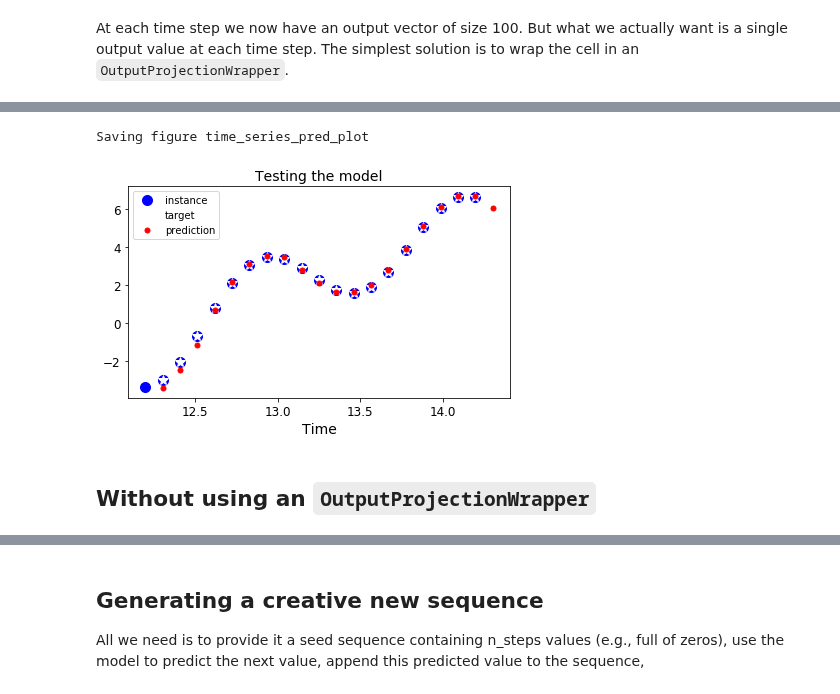
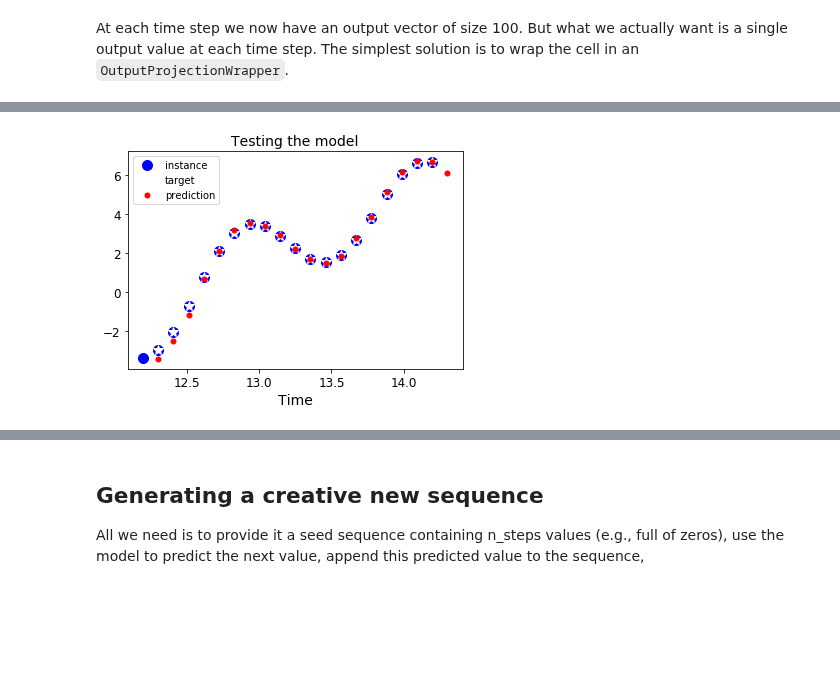
Before and after one commit to whille/handson-ml, a Jupyter notebook: 14_recurrent_neural_networks.ipynb, the cells around one changed output, grey strips where cells are left out. Drawn from its saved outputs; the diff is of its cells as text; code cells hidden in the pictures; blank space fills up the shorter version.

```diff
--- a/14_recurrent_neural_networks.ipynb
+++ b/14_recurrent_neural_networks.ipynb
@@ -563,6 +566,8 @@ saver = tf.train.Saver()
 # %%
 n_iterations = 1500
 batch_size = 50
+
+t_instance = np.linspace(12.2, 12.2 + resolution * (n_steps + 1), n_steps + 1)
 
 with tf.Session() as sess:
     init.run()
@@ -573,5 +578,8 @@ with tf.Session() as sess:
             mse = loss.eval(feed_dict={X: X_batch, y: y_batch})
             print(iteration, "\tMSE:", mse)
 
-    saver.save(sess, "./my_time_series_model") # not shown in the book
+    X_new = time_series(np.array(t_instance[:-1].reshape(-1, n_steps, n_inputs)))
+    y_pred = sess.run(outputs, feed_dict={X: X_new})
+
+    saver.save(sess, "./my_time_series_model")
 # %% [output]
@@ -593,6 +600,0 @@ with tf.Session() as sess:
-# %%
-with tf.Session() as sess:                          # not shown in the book
-    saver.restore(sess, "./my_time_series_model")   # not shown
-
-    X_new = time_series(np.array(t_instance[:-1].reshape(-1, n_steps, n_inputs)))
-    y_pred = sess.run(outputs, feed_dict={X: X_new})
@@ -624,15 +601,15 @@ array([[[-3.4460125 ],
 # %%
-plt.title("Testing the model", fontsize=14)
-plt.plot(t_instance[:-1], time_series(t_instance[:-1]), "bo", markersize=10, label="instance")
-plt.plot(t_instance[1:], time_series(t_instance[1:]), "w*", markersize=10, label="target")
-plt.plot(t_instance[1:], y_pred[0,:,0], "r.", markersize=10, label="prediction")
-plt.legend(loc="upper left")
-plt.xlabel("Time")
+# y_pred
+def show_predict(t_instance):
+    plt.title("Testing the model", fontsize=14)
+    plt.plot(t_instance[:-1], time_series(t_instance[:-1]), "bo", markersize=10, label="instance")
+    plt.plot(t_instance[1:], time_series(t_instance[1:]), "w*", markersize=10, label="target")
+    plt.plot(t_instance[1:], y_pred[0,:,0], "r.", markersize=10, label="prediction")
+    plt.legend(loc="upper left")
+    plt.xlabel("Time")
 
-save_fig("time_series_pred_plot")
-plt.show()
+    plt.show()
+
+show_predict(t_instance)
 # %% [output]
-Saving figure time_series_pred_plot
-[figure, old version]
+[figure, new version]
-# %% [markdown]
-## Without using an `OutputProjectionWrapper`
```
Also changed, not shown: parts of 19 cells of this notebook, 2 other files.
